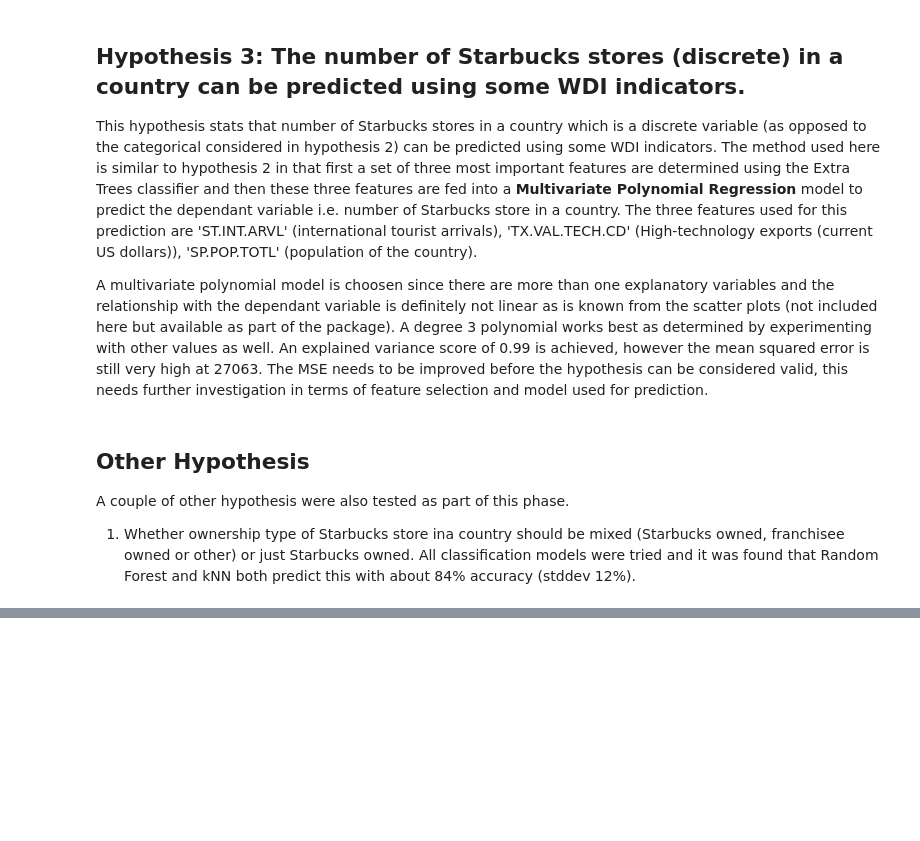
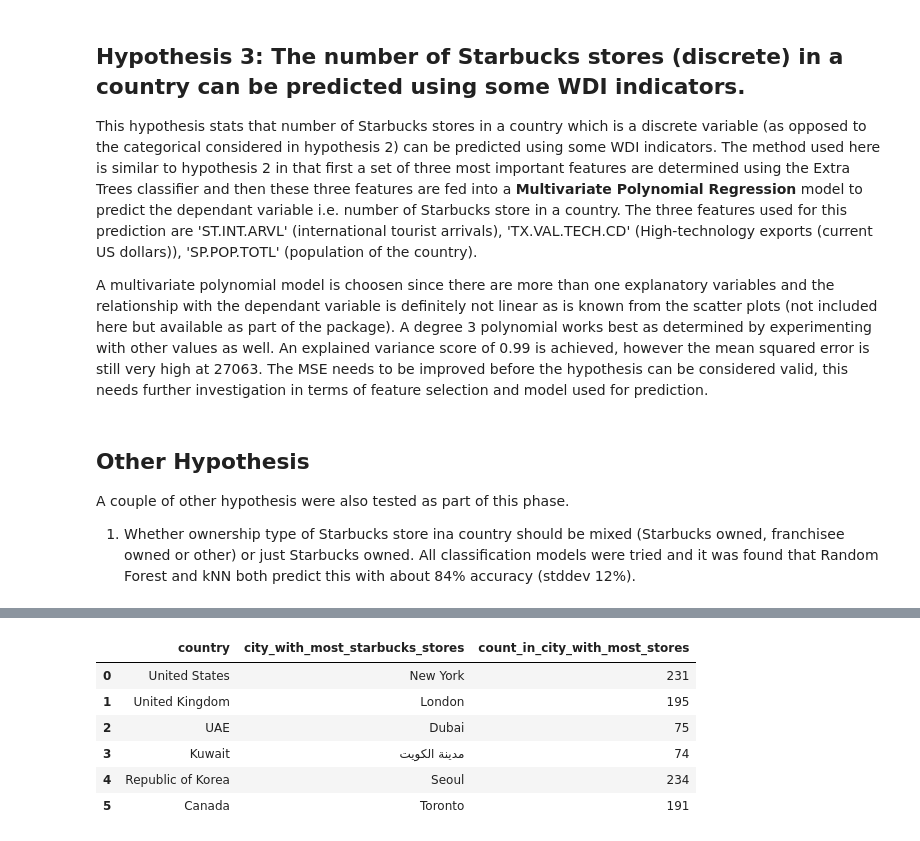
Before and after one commit to aarora79/sb_study, a Jupyter notebook: A data science tale about a coffee company.ipynb, the cells around one changed output, grey strips where cells are left out. Cells and saved outputs as stored; diff of their text form; code cells hidden in the pictures; blank space fills up the shorter version.

```diff
--- a/A data science tale about a coffee company.ipynb
+++ b/A data science tale about a coffee company.ipynb
@@ -763,0 +868,13 @@ Another aspect to review is that maybe the categories for the number of Starbuck
+# %%
+import pandas as pd
+RESULTS_URL = 'https://raw.githubusercontent.com/aarora79/sb_study/master/output/EDA/more/cities_withmost_stores.csv'
+df = pd.read_csv(RESULTS_URL)
+df
+# %% [output]
+|  | country | city_with_most_starbucks_stores | count_in_city_with_most_stores |
+| 0 | United States | New York | 231 |
+| 1 | United Kingdom | London | 195 |
+| 2 | UAE | Dubai | 75 |
+| 3 | Kuwait | مدينة الكويت | 74 |
+| 4 | Republic of Korea | Seoul | 234 |
+| 5 | Canada | Toronto | 191 |
```
Also changed, not shown: parts of 16 cells of this notebook, 5 other files.
